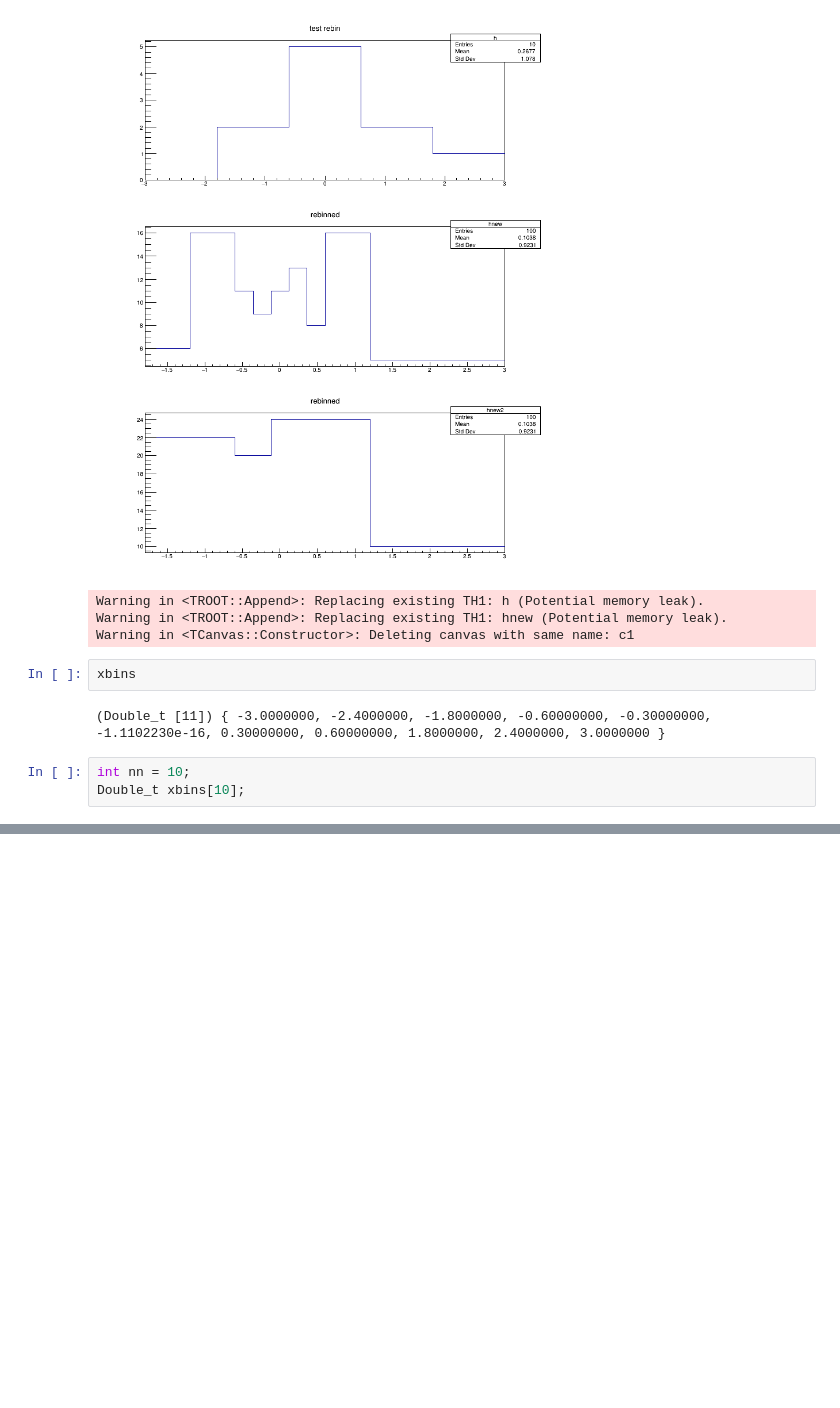
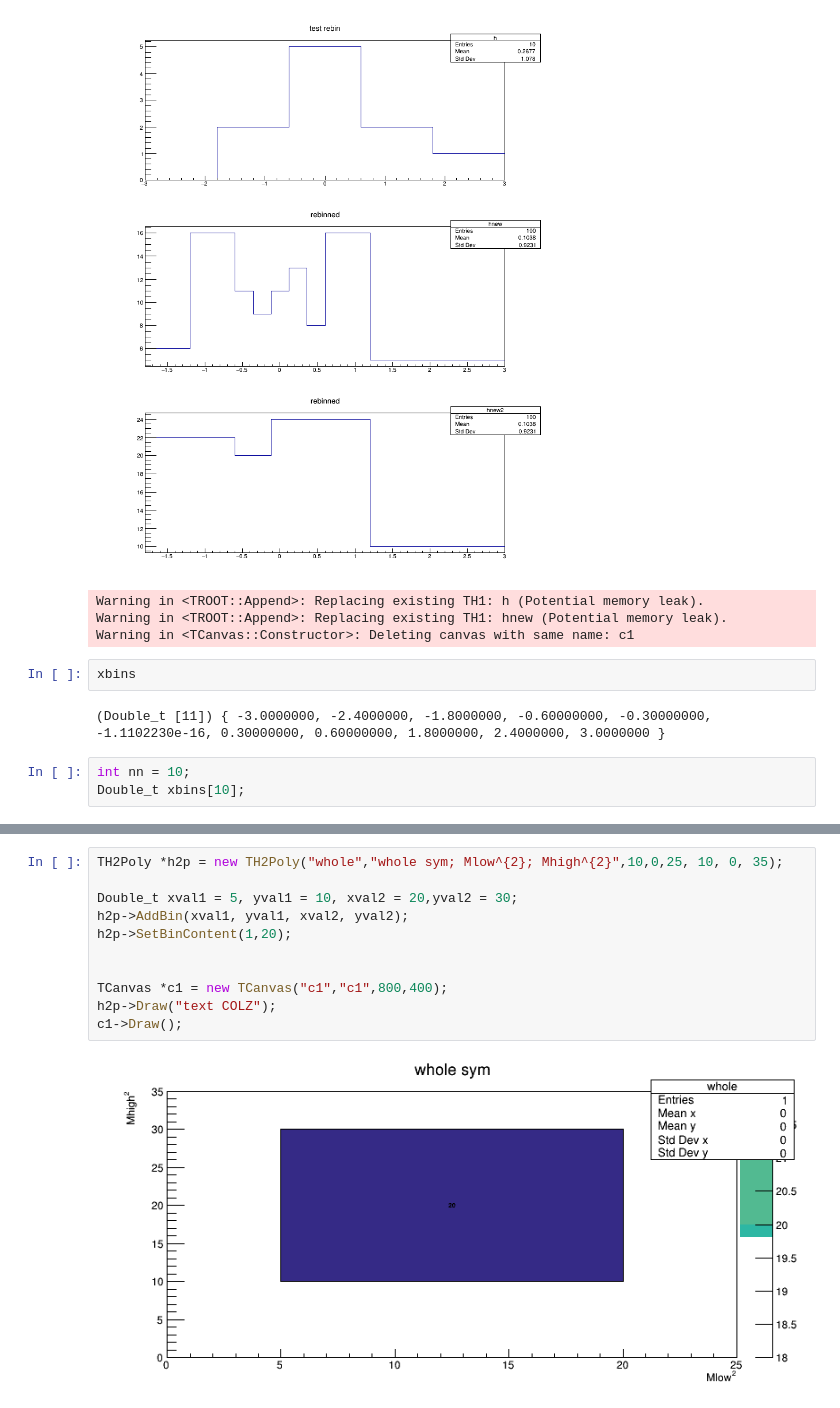
Before and after one commit to jjpereirab/B2HHH_2022_1, a Jupyter notebook: root_tools.ipynb, the cells around one changed output, grey strips where cells are left out. Saved outputs shown, nothing was run; the diff lists cells and outputs as text; blank space fills up the shorter version.

```diff
--- a/root_tools.ipynb
+++ b/root_tools.ipynb
@@ -352,0 +396,13 @@ Double_t xbins[10];
+# %%
+TH2Poly *h2p = new TH2Poly("whole","whole sym; Mlow^{2}; Mhigh^{2}",10,0,25, 10, 0, 35);
+
+Double_t xval1 = 5, yval1 = 10, xval2 = 20,yval2 = 30;
+h2p->AddBin(xval1, yval1, xval2, yval2);
+h2p->SetBinContent(1,20);
+
+
+TCanvas *c1 = new TCanvas("c1","c1",800,400);
+h2p->Draw("text COLZ");
+c1->Draw();
+# %% [output]
+[figure, added]
```
Also changed, not shown: parts of 5 cells of this notebook, 2 other files.
